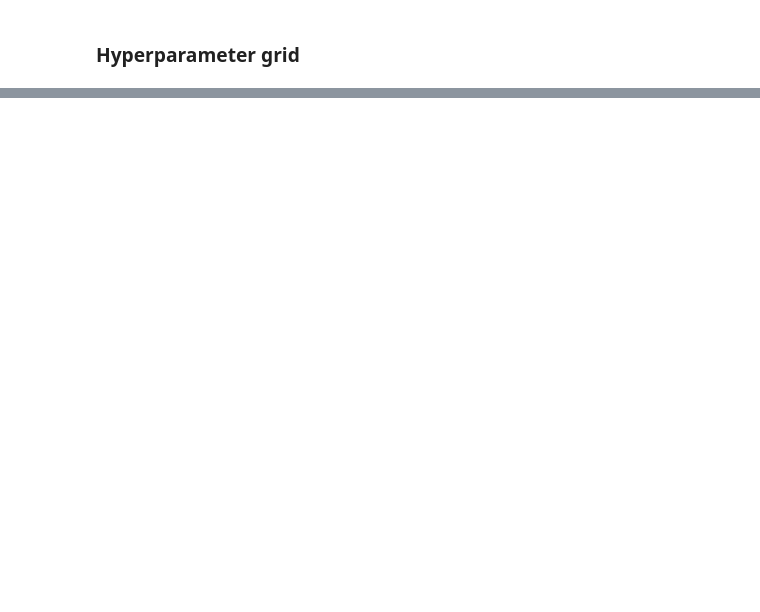
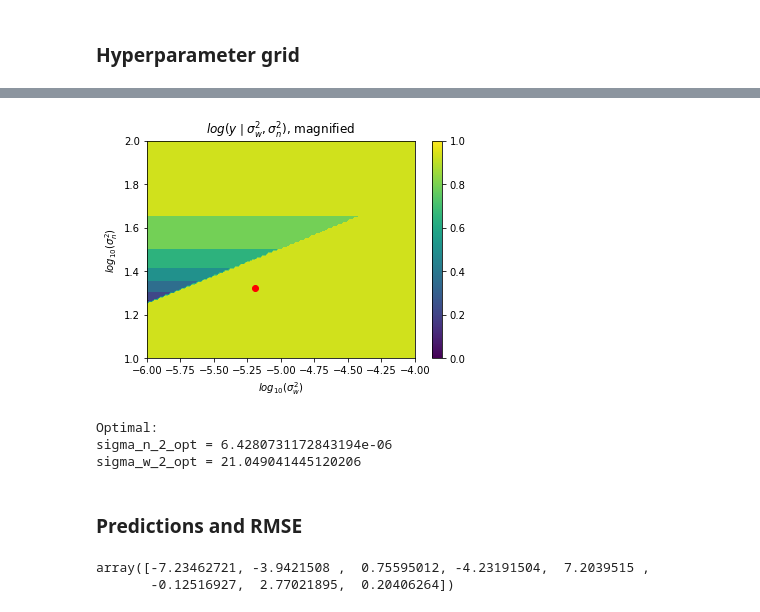
Before and after one commit to jihoonkim888/CM50268-Hamiltonian-Monte-Carlo, a Jupyter notebook: task2.ipynb, the cells around one changed output, grey strips where cells are left out. Saved outputs shown, nothing was run; the diff lists cells and outputs as text; code cells hidden in the pictures; blank space fills up the shorter version.

```diff
--- a/task2.ipynb
+++ b/task2.ipynb
@@ -173,0 +174,13 @@ array([[ 0.,  0.,  0., ...,  0.,  0.,  0.],
+# %%
+sigma_n_2_power_grid_mag = np.linspace(-6, -4, 100)
+sigma_w_2_power_grid_mag = np.linspace(1, 2, 100)
+
+log_prob_list_mag = []
+
+for power_sigma_n_2 in sigma_n_2_power_grid_mag:
+    for power_sigma_w_2 in sigma_w_2_power_grid_mag:
+        log_prob = compute_log_marginal(X_train, y_train, 10**power_sigma_n_2, 10**power_sigma_w_2)
+        log_prob_list_mag.append(log_prob)
+# %%
+# prob_list to 2d shape
+log_prob_list_mag = np.array(log_prob_list_mag).reshape(100, 100)
@@ -173,0 +196,24 @@ array([[ 0.,  0.,  0., ...,  0.,  0.,  0.],
+# %%
+power_sigma_n_2_opt_mag = sigma_n_2_power_grid_mag[i_max_mag[0]]
+power_sigma_w_2_opt_mag = sigma_w_2_power_grid_mag[i_max_mag[1]]
+# %%
+plt.contourf(sigma_n_2_power_grid_mag, sigma_w_2_power_grid_mag, log_prob_list_mag) #[X, Y], Z
+plt.scatter(power_sigma_n_2_opt_mag, power_sigma_w_2_opt_mag, c='red')
+plt.title(r"$log (y \mid \sigma_w^2, \sigma_n^2)$, magnified")
+plt.xlabel(r"$log_{10} (\sigma_w^2)$")
+plt.ylabel(r"$log_{10} (\sigma_n^2)$")
+plt.colorbar()
+plt.show()
+# %% [output]
+[figure, added]
+# %%
+sigma_n_2_opt = 10**power_sigma_n_2_opt_mag
+sigma_w_2_opt = 10**power_sigma_w_2_opt_mag
+
+print("Optimal: \nsigma_n_2_opt = {} \nsigma_w_2_opt = {}".format(sigma_n_2_opt, sigma_w_2_opt))
+# %% [output]
+Optimal:
+sigma_n_2_opt = 6.4280731172843194e-06
+sigma_w_2_opt = 21.049041445120206
+# %% [markdown]
+### Predictions and RMSE
@@ -173,0 +223,6 @@ array([[ 0.,  0.,  0., ...,  0.,  0.,  0.],
+# %%
+w = get_w(X_train, y_train, sigma_n_2_opt, sigma_w_2_opt)
+w
+# %% [output]
+array([-7.23462721, -3.9421508 ,  0.75595012, -4.23191504,  7.2039515 ,
+       -0.12516927,  2.77021895,  0.20406264])
```
Also changed, not shown: parts of 30 cells of this notebook.
